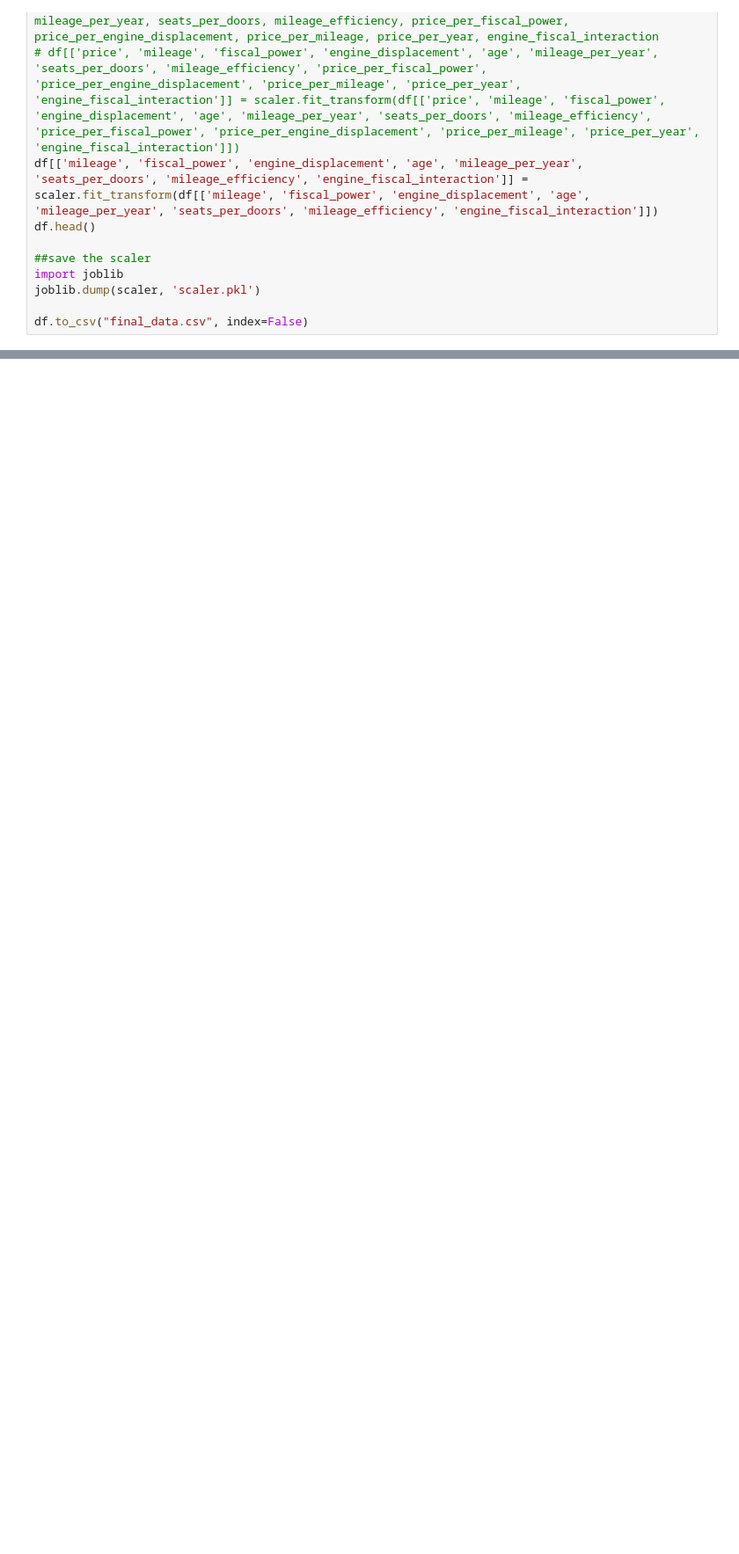
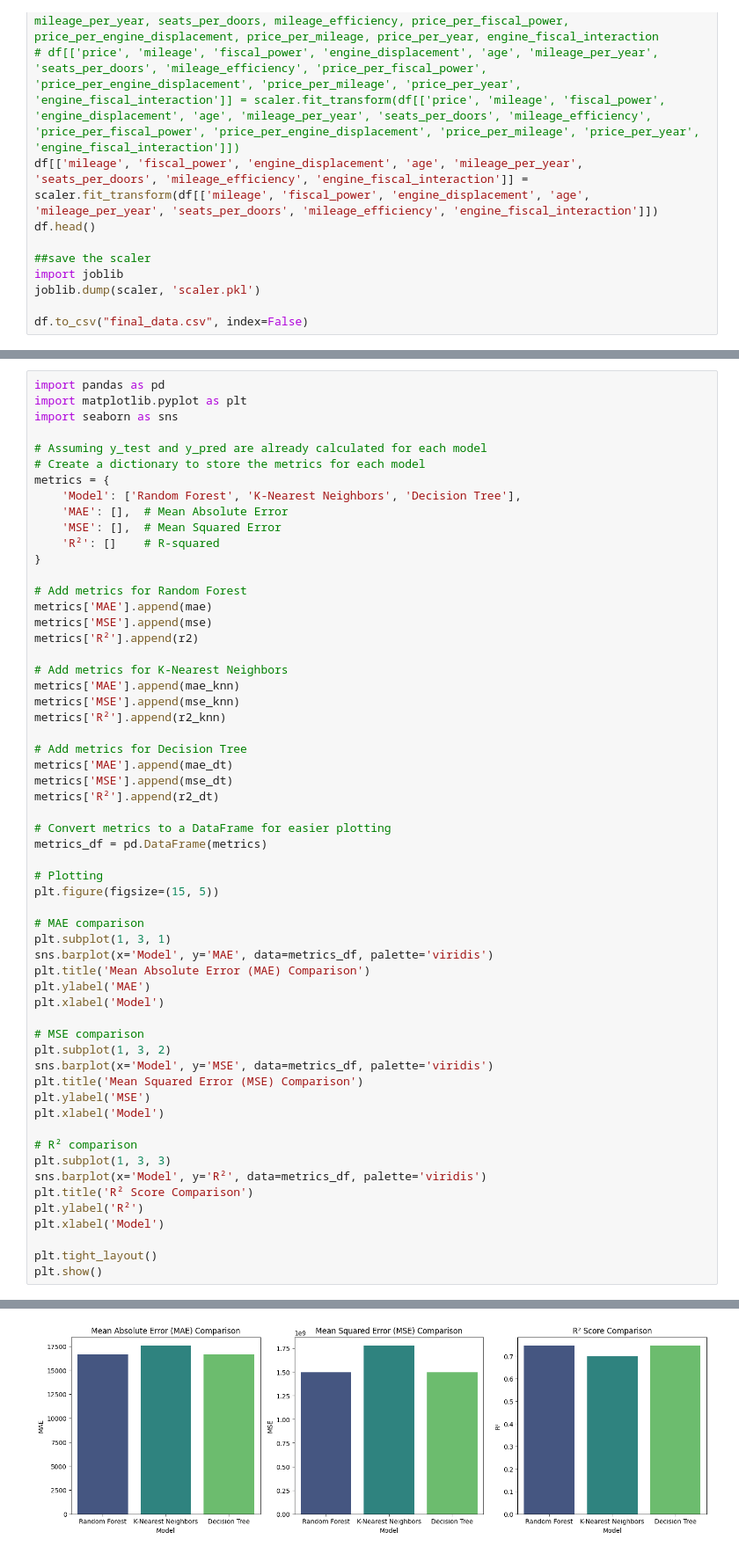
Before and after one commit to samer-mansouri/ml_project, a Jupyter notebook: main.ipynb, the cells around one changed output, grey strips where cells are left out. Shown at 88% size. Drawn from its saved outputs; the diff is of its cells as text; blank space fills up the shorter version.

```diff
--- a/main.ipynb
+++ b/main.ipynb
@@ -609,0 +620,59 @@ R^2: 0.96
+# %%
+import pandas as pd
+import matplotlib.pyplot as plt
+import seaborn as sns
+
+# Assuming y_test and y_pred are already calculated for each model
+# Create a dictionary to store the metrics for each model
+metrics = {
+    'Model': ['Random Forest', 'K-Nearest Neighbors', 'Decision Tree'],
+    'MAE': [],  # Mean Absolute Error
+    'MSE': [],  # Mean Squared Error
+    'R²': []    # R-squared
+}
+
+# Add metrics for Random Forest
+metrics['MAE'].append(mae)
+metrics['MSE'].append(mse)
+metrics['R²'].append(r2)
+
+# Add metrics for K-Nearest Neighbors
+metrics['MAE'].append(mae_knn)
+metrics['MSE'].append(mse_knn)
+metrics['R²'].append(r2_knn)
+
+# Add metrics for Decision Tree
+metrics['MAE'].append(mae_dt)
+metrics['MSE'].append(mse_dt)
+metrics['R²'].append(r2_dt)
+
+# Convert metrics to a DataFrame for easier plotting
+metrics_df = pd.DataFrame(metrics)
+
+# Plotting
+plt.figure(figsize=(15, 5))
+
+# MAE comparison
+plt.subplot(1, 3, 1)
+sns.barplot(x='Model', y='MAE', data=metrics_df, palette='viridis')
+plt.title('Mean Absolute Error (MAE) Comparison')
+plt.ylabel('MAE')
+plt.xlabel('Model')
+
+# MSE comparison
+plt.subplot(1, 3, 2)
+sns.barplot(x='Model', y='MSE', data=metrics_df, palette='viridis')
+plt.title('Mean Squared Error (MSE) Comparison')
+plt.ylabel('MSE')
+plt.xlabel('Model')
+
+# R² comparison
+plt.subplot(1, 3, 3)
+sns.barplot(x='Model', y='R²', data=metrics_df, palette='viridis')
+plt.title('R² Score Comparison')
+plt.ylabel('R²')
+plt.xlabel('Model')
+
+plt.tight_layout()
+plt.show()
+# %% [output]
@@ -609,0 +690 @@ R^2: 0.96
+[figure, added]
```
Also changed, not shown: parts of 7 cells of this notebook, 2 other files.
